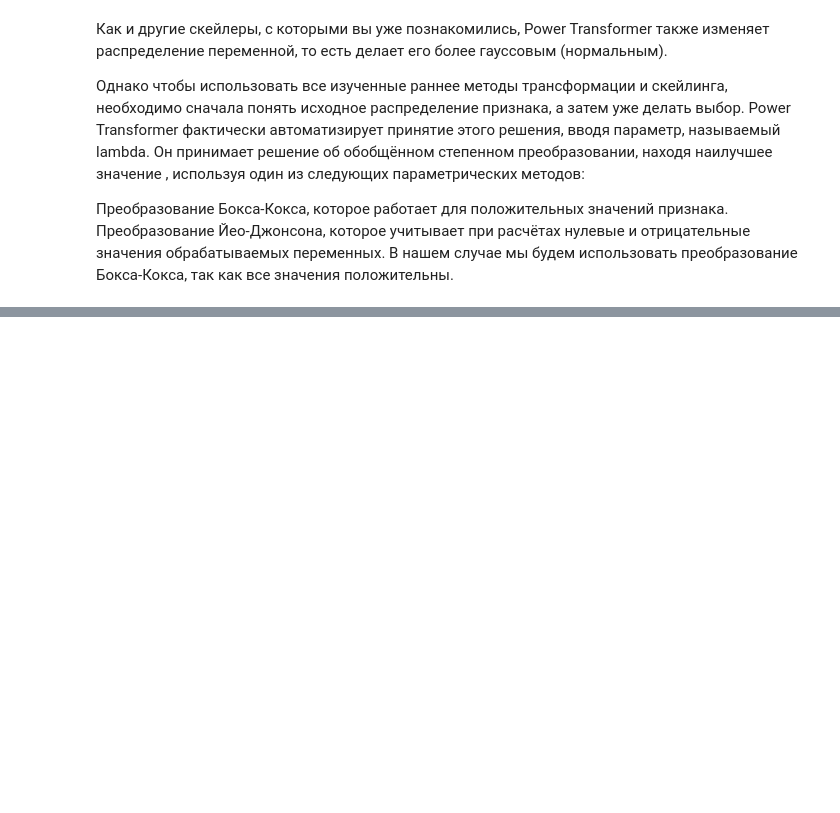
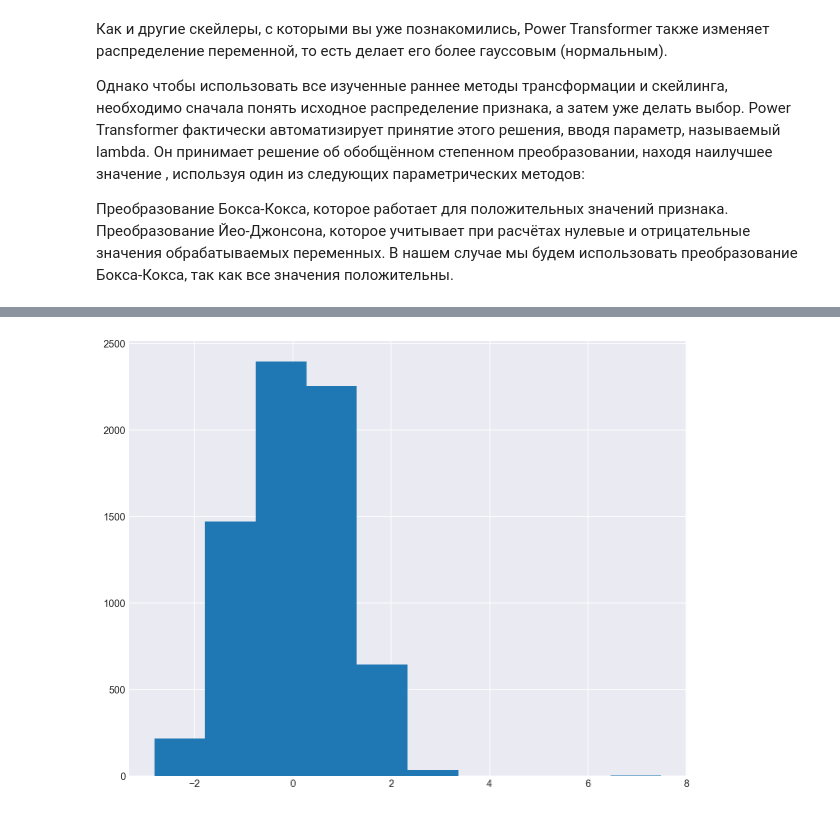
Before and after one commit to Chepell/SF_DS_Pro, a Jupyter notebook: ML-6/04_Features_transforming.ipynb, the cells around one changed output, grey strips where cells are left out. Cells and saved outputs as stored; diff of their text form; code cells hidden in the pictures; blank space fills up the shorter version.

```diff
--- a/ML-6/04_Features_transforming.ipynb
+++ b/ML-6/04_Features_transforming.ipynb
@@ -219,0 +213,4 @@ pd.DataFrame(data_box_cox, columns = ['transformed_price'])
+# %%
+data['transformed_price'].hist();
+# %% [output]
+[figure, added]
```
Also changed, not shown: parts of 17 cells of this notebook, 1 other file.
